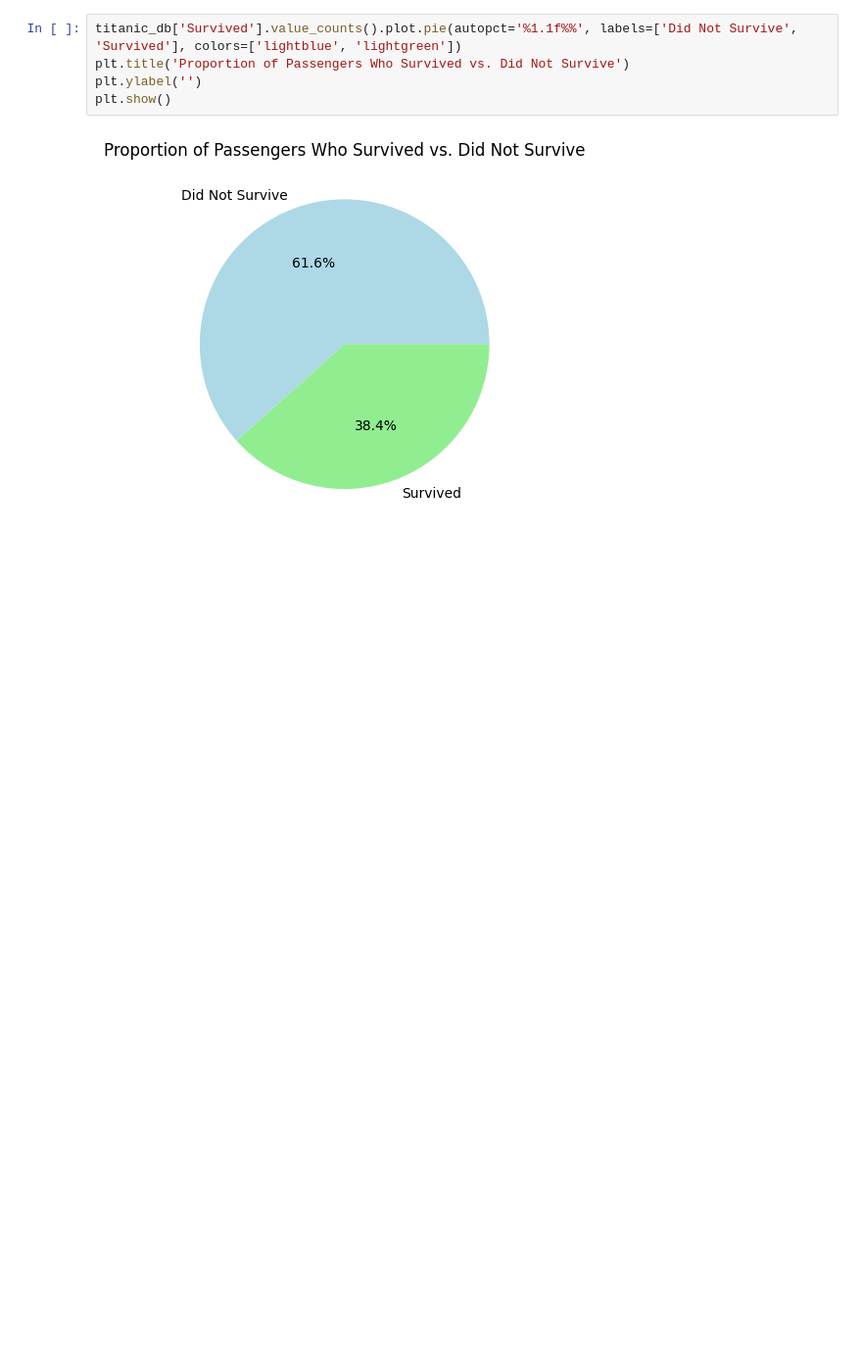
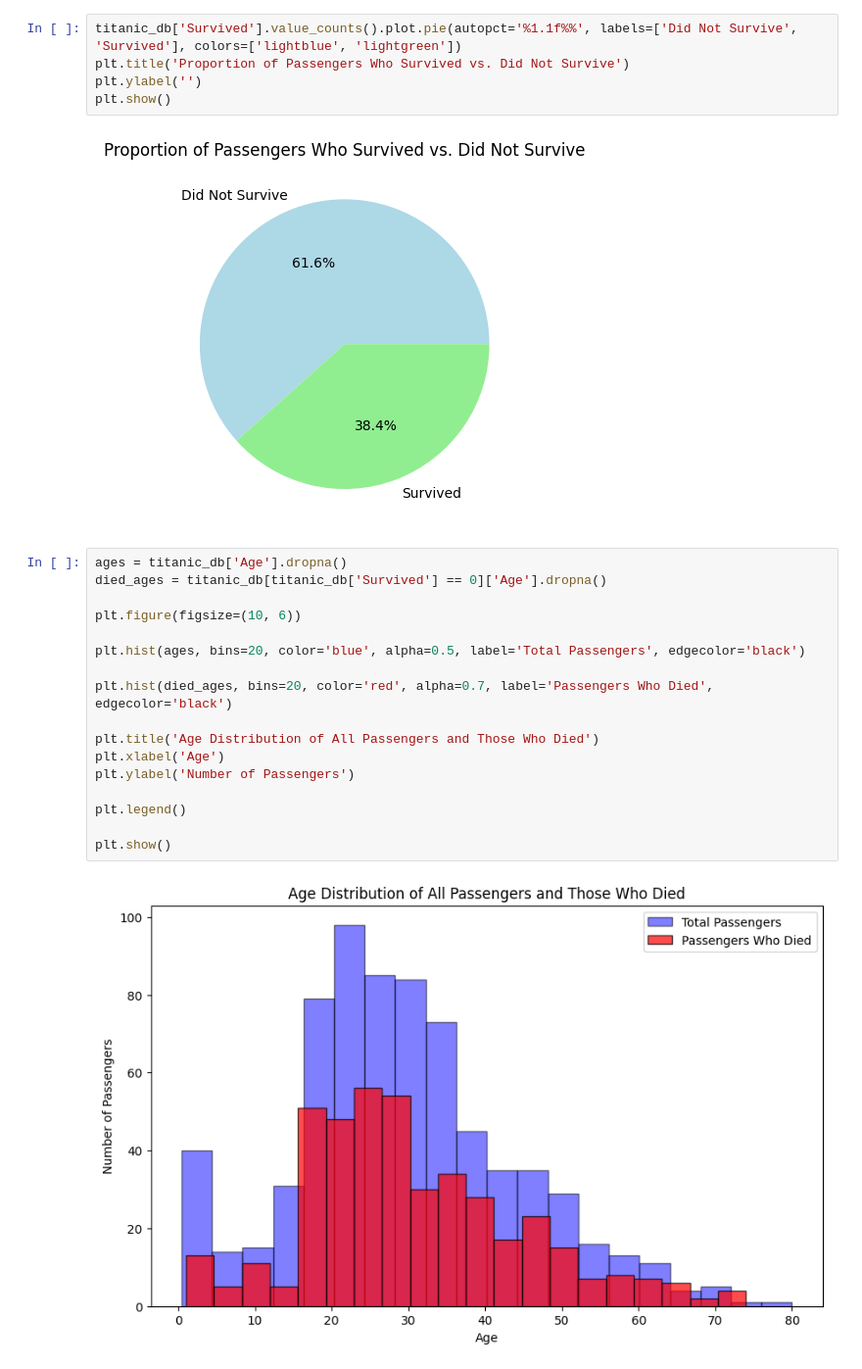
Before and after one commit to maijaviska/Python_individual_work, a Jupyter notebook: 16082024_Titanic_disaster_individual_work.ipynb, the cells around one changed output. Shown at 98% size. Saved outputs shown, nothing was run; the diff lists cells and outputs as text; blank space fills up the shorter version.

```diff
--- a/16082024_Titanic_disaster_individual_work.ipynb
+++ b/16082024_Titanic_disaster_individual_work.ipynb
@@ -115,3 +115,22 @@ plt.ylabel('')
 plt.show()
 # %% [output]
 [figure]
+# %%
+ages = titanic_db['Age'].dropna()
+died_ages = titanic_db[titanic_db['Survived'] == 0]['Age'].dropna()
+
+plt.figure(figsize=(10, 6))
+
+plt.hist(ages, bins=20, color='blue', alpha=0.5, label='Total Passengers', edgecolor='black')
+
+plt.hist(died_ages, bins=20, color='red', alpha=0.7, label='Passengers Who Died', edgecolor='black')
+
+plt.title('Age Distribution of All Passengers and Those Who Died')
+plt.xlabel('Age')
+plt.ylabel('Number of Passengers')
+
+plt.legend()
+
+plt.show()
+# %% [output]
+[figure, added]
```
Also changed, not shown: parts of 1 cell of this notebook.
